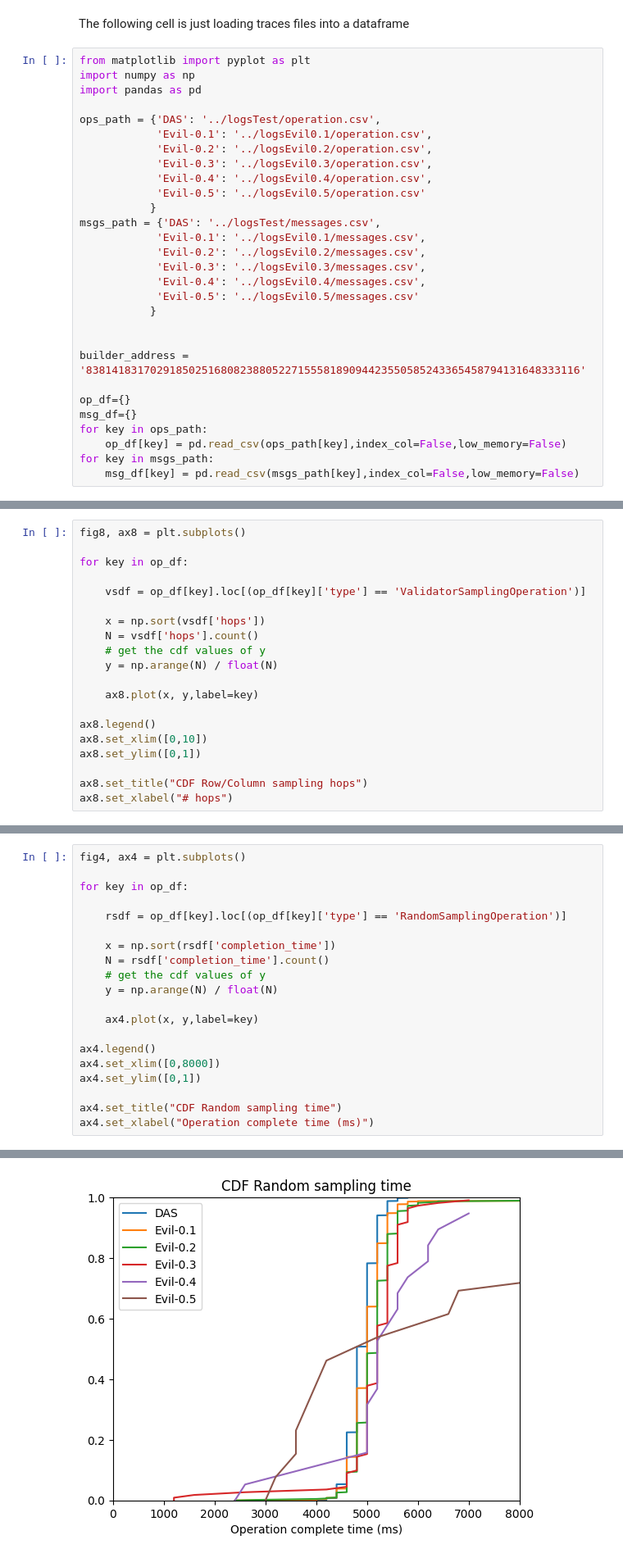
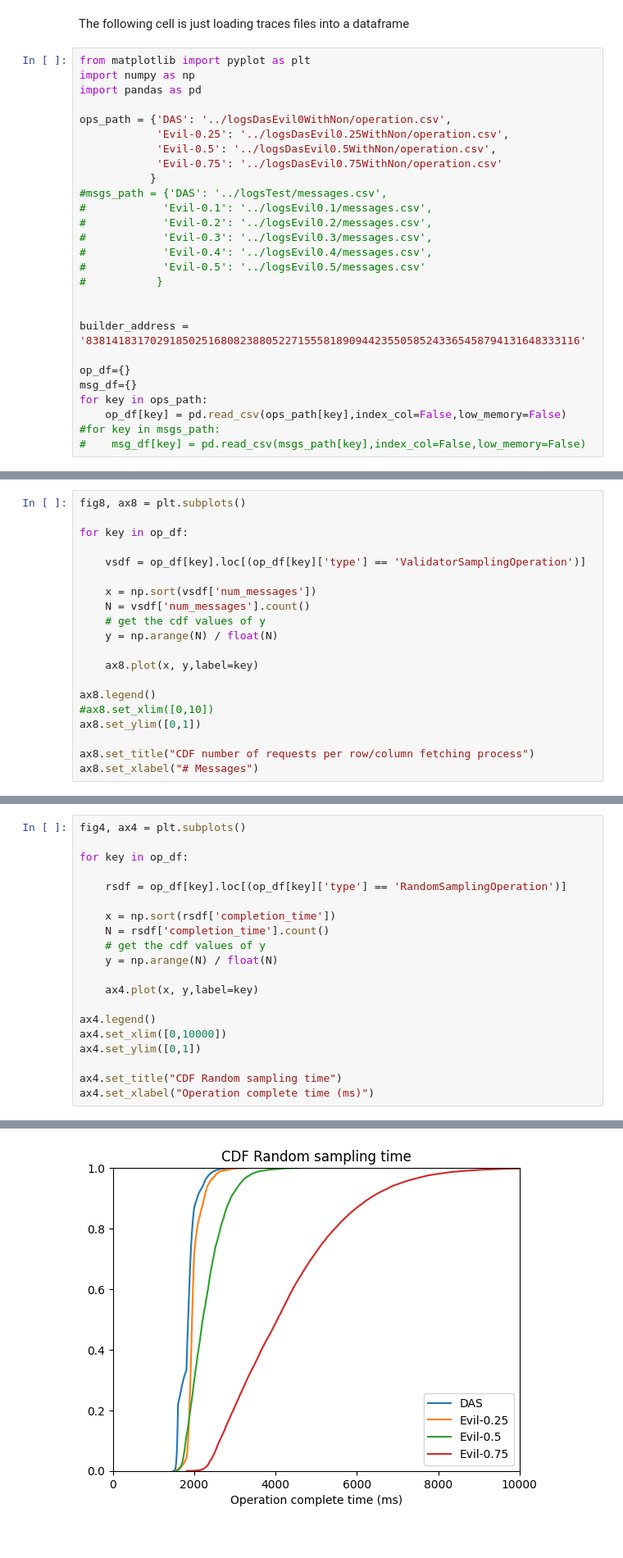
Before and after one commit to datahop/kademlia-simulator, a Jupyter notebook: simulator/python/analysis_vs_evil.ipynb, the cells around one changed output, grey strips where cells are left out. Shown: that part at 82% size. Saved outputs shown, nothing was run; the diff lists cells and outputs as text.

```diff
--- a/simulator/python/analysis_vs_evil.ipynb
+++ b/simulator/python/analysis_vs_evil.ipynb
@@ -58,20 +57,18 @@ from matplotlib import pyplot as plt
 import numpy as np
 import pandas as pd
 
-ops_path = {'DAS': '../logsTest/operation.csv',
-            'Evil-0.1': '../logsEvil0.1/operation.csv',
-            'Evil-0.2': '../logsEvil0.2/operation.csv',
-            'Evil-0.3': '../logsEvil0.3/operation.csv',
-            'Evil-0.4': '../logsEvil0.4/operation.csv',
-            'Evil-0.5': '../logsEvil0.5/operation.csv'
+ops_path = {'DAS': '../logsDasEvil0WithNon/operation.csv',
+            'Evil-0.25': '../logsDasEvil0.25WithNon/operation.csv',
+            'Evil-0.5': '../logsDasEvil0.5WithNon/operation.csv',
+            'Evil-0.75': '../logsDasEvil0.75WithNon/operation.csv'
            }
-msgs_path = {'DAS': '../logsTest/messages.csv',
-            'Evil-0.1': '../logsEvil0.1/messages.csv',
-            'Evil-0.2': '../logsEvil0.2/messages.csv',
-            'Evil-0.3': '../logsEvil0.3/messages.csv',
-            'Evil-0.4': '../logsEvil0.4/messages.csv',
-            'Evil-0.5': '../logsEvil0.5/messages.csv'
-           }
+#msgs_path = {'DAS': '../logsTest/messages.csv',
+#            'Evil-0.1': '../logsEvil0.1/messages.csv',
+#            'Evil-0.2': '../logsEvil0.2/messages.csv',
+#            'Evil-0.3': '../logsEvil0.3/messages.csv',
+#            'Evil-0.4': '../logsEvil0.4/messages.csv',
+#            'Evil-0.5': '../logsEvil0.5/messages.csv'
+#           }
 
 
 builder_address = '83814183170291850251680823880522715558189094423550585243365458794131648333116'
@@ -80,6 +77,6 @@ op_df={}
 msg_df={}
 for key in ops_path:
     op_df[key] = pd.read_csv(ops_path[key],index_col=False,low_memory=False)
-for key in msgs_path:
-    msg_df[key] = pd.read_csv(msgs_path[key],index_col=False,low_memory=False)
+#for key in msgs_path:
+#    msg_df[key] = pd.read_csv(msgs_path[key],index_col=False,low_memory=False)
 # %% [markdown]
@@ -120,17 +116,17 @@ for key in op_df:
 
     vsdf = op_df[key].loc[(op_df[key]['type'] == 'ValidatorSamplingOperation')]
 
-    x = np.sort(vsdf['hops'])
-    N = vsdf['hops'].count()
+    x = np.sort(vsdf['num_messages'])
+    N = vsdf['num_messages'].count()
     # get the cdf values of y
     y = np.arange(N) / float(N)
 
     ax8.plot(x, y,label=key)
 
 ax8.legend()
-ax8.set_xlim([0,10])
+#ax8.set_xlim([0,10])
 ax8.set_ylim([0,1])
 
-ax8.set_title("CDF Row/Column sampling hops")
-ax8.set_xlabel("# hops")
+ax8.set_title("CDF number of requests per row/column fetching process")
+ax8.set_xlabel("# Messages")
 # %% [output]
@@ -149,24 +142,24 @@ In next reports we will include an evaluation of different methods could be appl
 # %%
 fig4, ax4 = plt.subplots()
 
 for key in op_df:
 
     rsdf = op_df[key].loc[(op_df[key]['type'] == 'RandomSamplingOperation')]
 
     x = np.sort(rsdf['completion_time'])
     N = rsdf['completion_time'].count()
     # get the cdf values of y
     y = np.arange(N) / float(N)
 
     ax4.plot(x, y,label=key)
 
 ax4.legend()
-ax4.set_xlim([0,8000])
+ax4.set_xlim([0,10000])
 ax4.set_ylim([0,1])
 
 ax4.set_title("CDF Random sampling time")
 ax4.set_xlabel("Operation complete time (ms)")
 # %% [output]
 Text(0.5, 0, 'Operation complete time (ms)')
-[figure, old version]
+[figure, new version]
 # %% [markdown]
```
Also changed, not shown: parts of 8 cells of this notebook.
